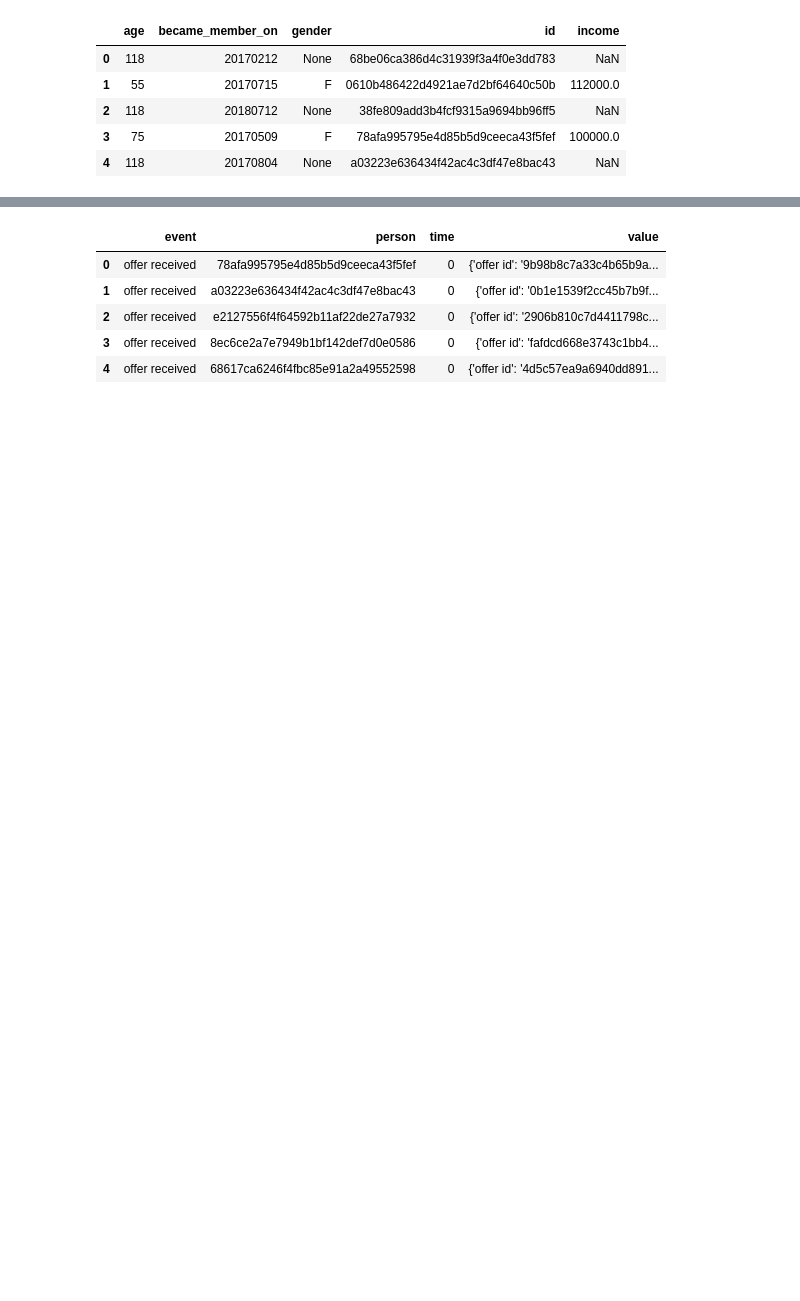
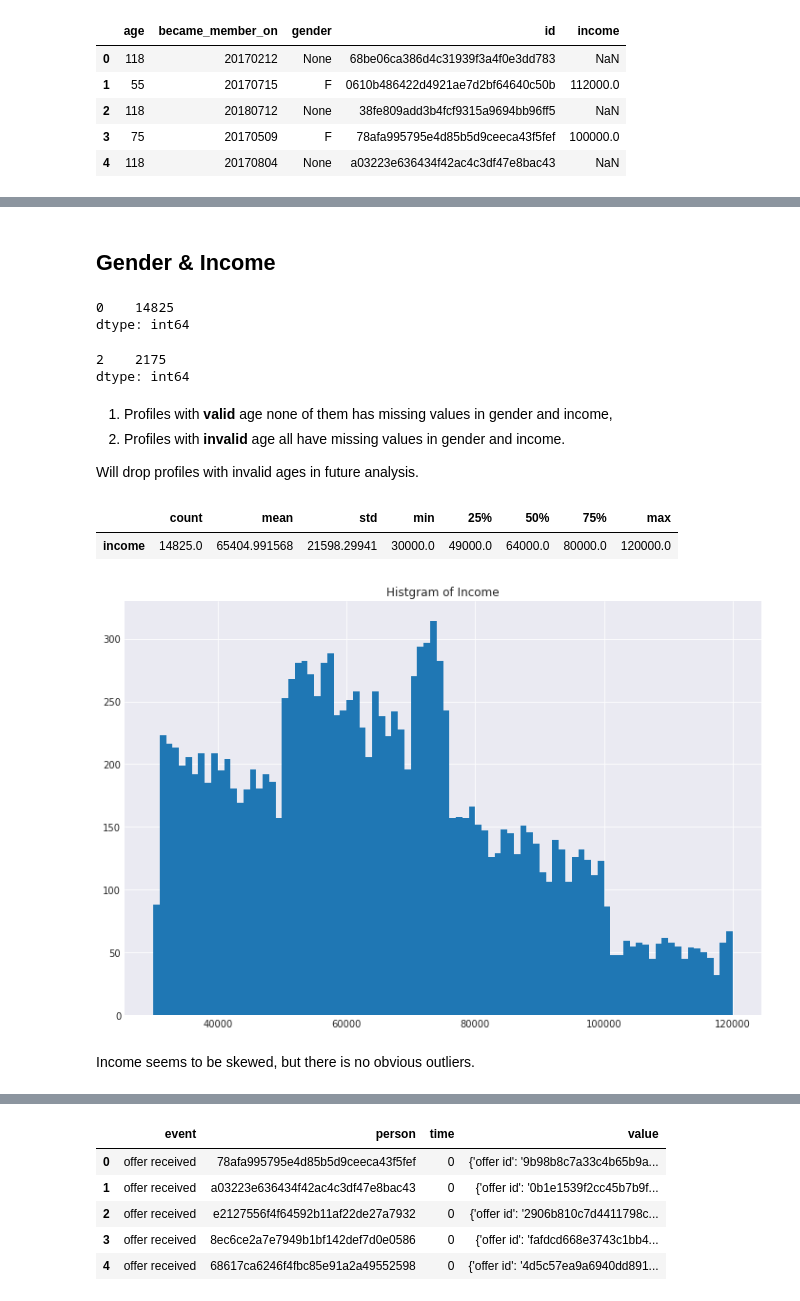
Before and after one commit to qinliu1023/Starbucks_Promotional_Offer, a Jupyter notebook: Starbucks_Promotional_Offer.ipynb, the cells around one changed output, grey strips where cells are left out. Saved outputs shown, nothing was run; the diff lists cells and outputs as text; code cells hidden in the pictures; blank space fills up the shorter version.

```diff
--- a/Starbucks_Promotional_Offer.ipynb
+++ b/Starbucks_Promotional_Offer.ipynb
@@ -66,0 +188,33 @@ profile.head()
+# %% [markdown]
+## Gender & Income
+# %%
+# Check missing values of each person in both profile dataframes
+
+## with valid ages, age < 110
+profile_valid.isnull().sum(axis = 1).value_counts()
+# %% [output]
+0    14825
+dtype: int64
+# %%
+## with invalid ages, age >= 110
+profile_invalid.isnull().sum(axis = 1).value_counts()
+# %% [output]
+2    2175
+dtype: int64
+# %% [markdown]
+1. Profiles with **valid** age none of them has missing values in gender and income,
+1. Profiles with **invalid** age all have missing values in gender and income.
+
+Will drop profiles with invalid ages in future analysis.
+# %%
+profile[["income"]].describe().T
+# %% [output]
+|  | count | mean | std | min | 25% | 50% | 75% | max |
+| income | 14825.0 | 65404.991568 | 21598.29941 | 30000.0 | 49000.0 | 64000.0 | 80000.0 | 120000.0 |
+# %%
+profile.income.hist(bins = 90, figsize = (12,8));
+plt.title("Histgram of Income", fontsize = 12);
+# %% [output]
+[figure, added]
+# %% [markdown]
+Income seems to be skewed, but there is no obvious outliers.
```
Also changed, not shown: parts of 58 cells of this notebook.
